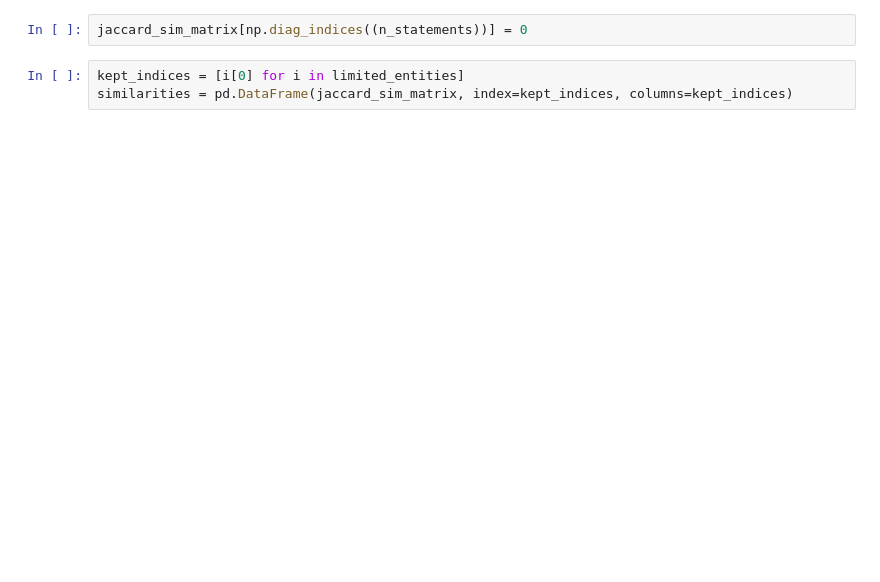
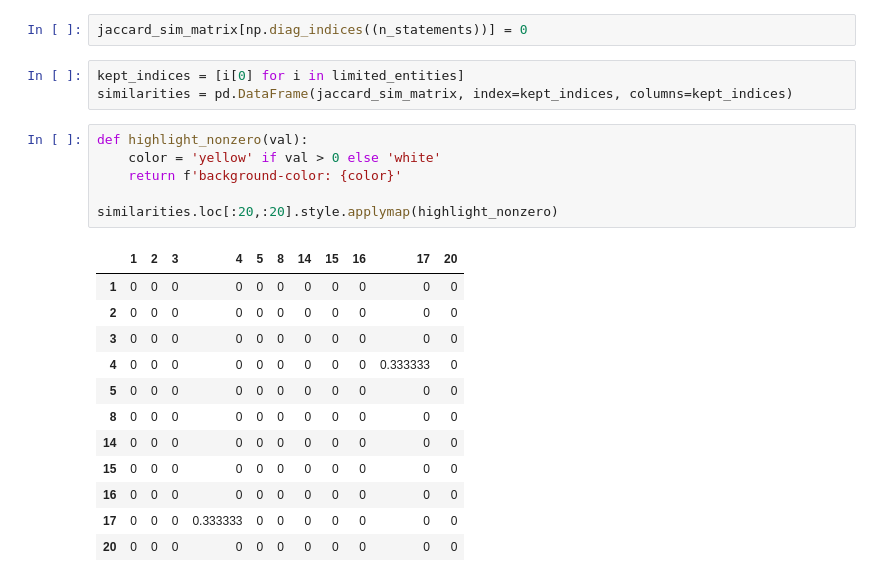
Before and after one commit to pmbaumgartner/demo-ard-text, a Jupyter notebook: notebooks/3. Entity Extraction and Jaccard Similarity.ipynb, the cells around one changed output. Cells and saved outputs as stored; diff of their text form; blank space fills up the shorter version.

```diff
--- a/notebooks/3. Entity Extraction and Jaccard Similarity.ipynb
+++ b/notebooks/3. Entity Extraction and Jaccard Similarity.ipynb
@@ -86,5 +89,24 @@ jaccard_sim_matrix[np.diag_indices((n_statements))] = 0
 # %%
 kept_indices = [i[0] for i in limited_entities]
 similarities = pd.DataFrame(jaccard_sim_matrix, index=kept_indices, columns=kept_indices)
+# %%
+def highlight_nonzero(val):
+    color = 'yellow' if val > 0 else 'white'
+    return f'background-color: {color}'
+
+similarities.loc[:20,:20].style.applymap(highlight_nonzero)
+# %% [output]
+|  | 1 | 2 | 3 | 4 | 5 | 8 | 14 | 15 | 16 | 17 | 20 |
+| 1 | 0 | 0 | 0 | 0 | 0 | 0 | 0 | 0 | 0 | 0 | 0 |
+| 2 | 0 | 0 | 0 | 0 | 0 | 0 | 0 | 0 | 0 | 0 | 0 |
+| 3 | 0 | 0 | 0 | 0 | 0 | 0 | 0 | 0 | 0 | 0 | 0 |
+| 4 | 0 | 0 | 0 | 0 | 0 | 0 | 0 | 0 | 0 | 0.333333 | 0 |
+| 5 | 0 | 0 | 0 | 0 | 0 | 0 | 0 | 0 | 0 | 0 | 0 |
+| 8 | 0 | 0 | 0 | 0 | 0 | 0 | 0 | 0 | 0 | 0 | 0 |
+| 14 | 0 | 0 | 0 | 0 | 0 | 0 | 0 | 0 | 0 | 0 | 0 |
+| 15 | 0 | 0 | 0 | 0 | 0 | 0 | 0 | 0 | 0 | 0 | 0 |
+| 16 | 0 | 0 | 0 | 0 | 0 | 0 | 0 | 0 | 0 | 0 | 0 |
+| 17 | 0 | 0 | 0 | 0.333333 | 0 | 0 | 0 | 0 | 0 | 0 | 0 |
+| 20 | 0 | 0 | 0 | 0 | 0 | 0 | 0 | 0 | 0 | 0 | 0 |
 # %%
 ix = 3
```
Also changed, not shown: parts of 3 cells of this notebook, 3 other files.
